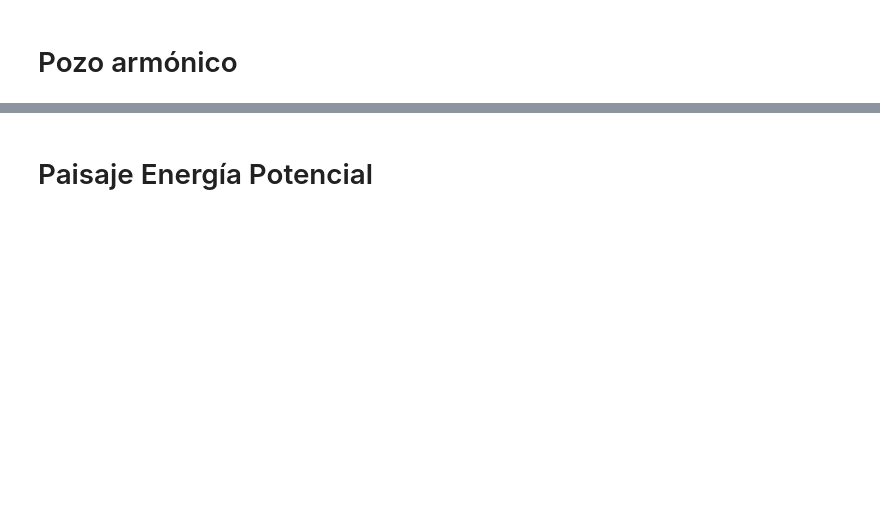
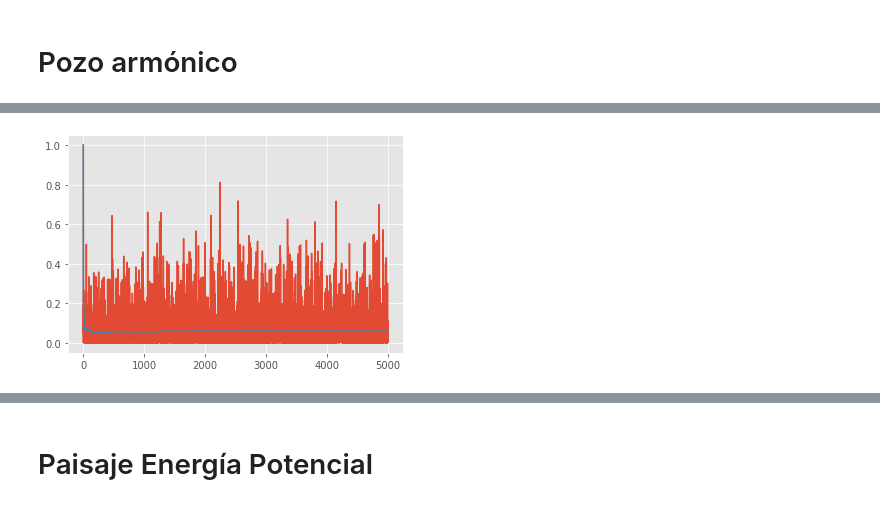
Before and after one commit to uibcdf/Academia, a Jupyter notebook: Ejemplos_de_simulaciones_de_MD/Pozo_Harmónico.ipynb, the cells around one changed output, grey strips where cells are left out. Saved outputs shown, nothing was run; the diff lists cells and outputs as text; code cells hidden in the pictures; blank space fills up the shorter version.

```diff
--- a/Ejemplos_de_simulaciones_de_MD/Pozo_Harmónico.ipynb
+++ b/Ejemplos_de_simulaciones_de_MD/Pozo_Harmónico.ipynb
@@ -25,0 +428,6 @@ Masa: 6.86022314256132 Da
+# %%
+plt.plot(time,position[:,0,0]**2)
+plt.plot(time,average_x2_in_time)
+plt.show()
+# %% [output]
+[figure, added]
```
Also changed, not shown: parts of 78 cells of this notebook, 3 other files.
